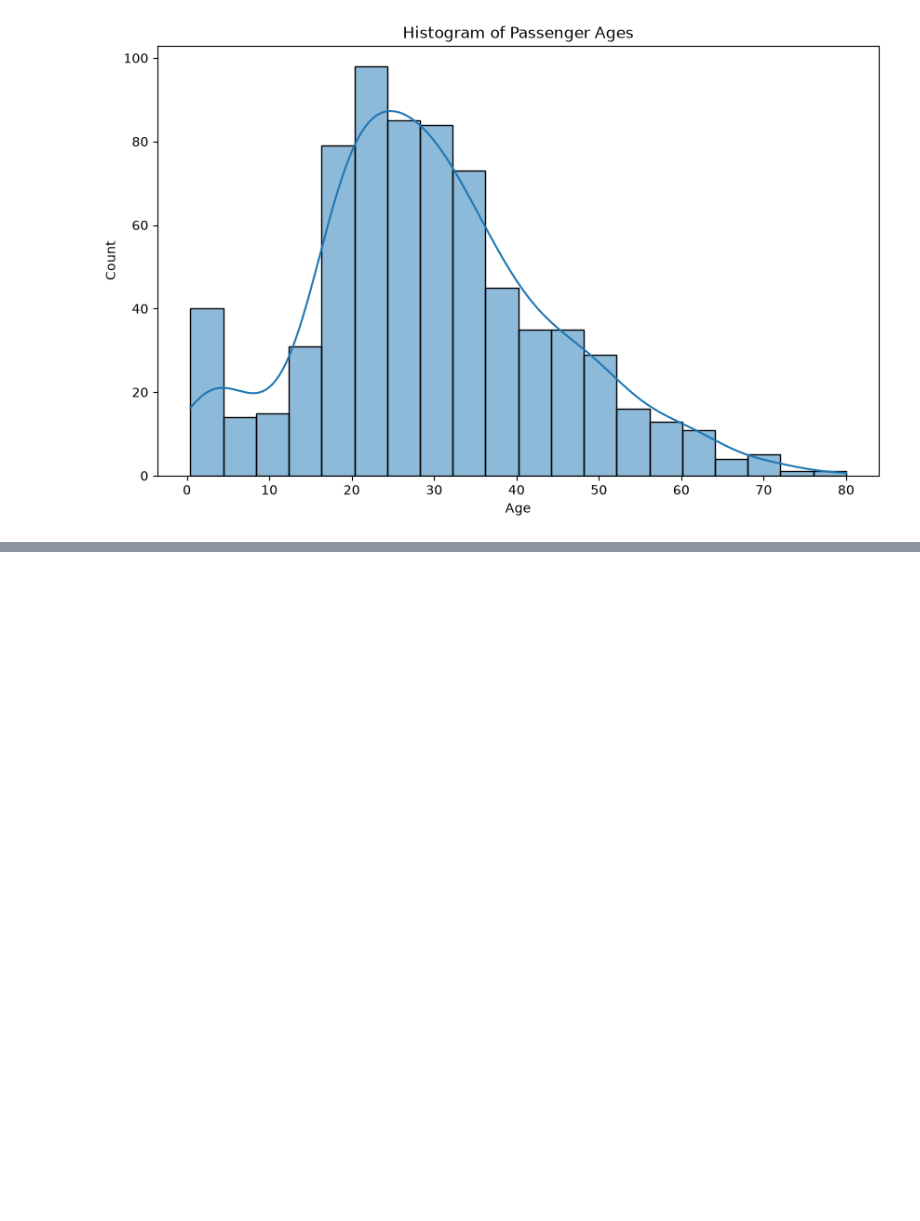
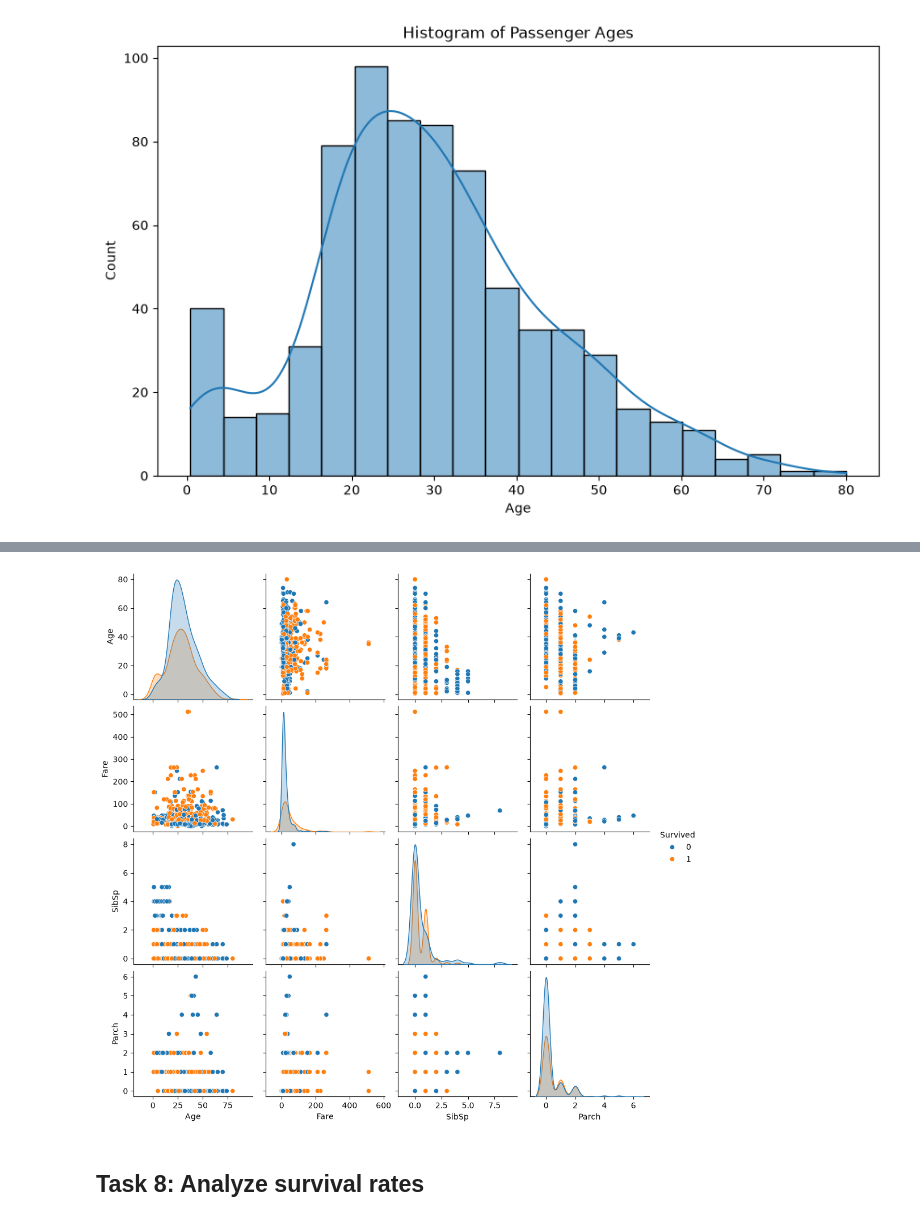
Before and after one commit to Yvesangwa/AI_labs, a Jupyter notebook: Lesson_5_EDA_project/Lesson_5_EDA_project.ipynb, the cells around one changed output, grey strips where cells are left out. Drawn from its saved outputs; the diff is of its cells as text; code cells hidden in the pictures; blank space fills up the shorter version.

```diff
--- a/Lesson_5_EDA_project/Lesson_5_EDA_project.ipynb
+++ b/Lesson_5_EDA_project/Lesson_5_EDA_project.ipynb
@@ -310 +321,12 @@ plt.show()
+# %%
+# Create a pair plot of 'Age', 'Fare', 'SibSp', and 'Parch', colored by 'Survived'
+sns.pairplot(
+    titanic_data,
+    vars=["Age", "Fare", "SibSp", "Parch"],
+    hue= "Survived")
+plt.show()
+# %% [output]
+[figure, added]
+# %% [markdown]
+## **Task 8: Analyze survival rates**
 # %%
```
Also changed, not shown: parts of 3 cells of this notebook.
